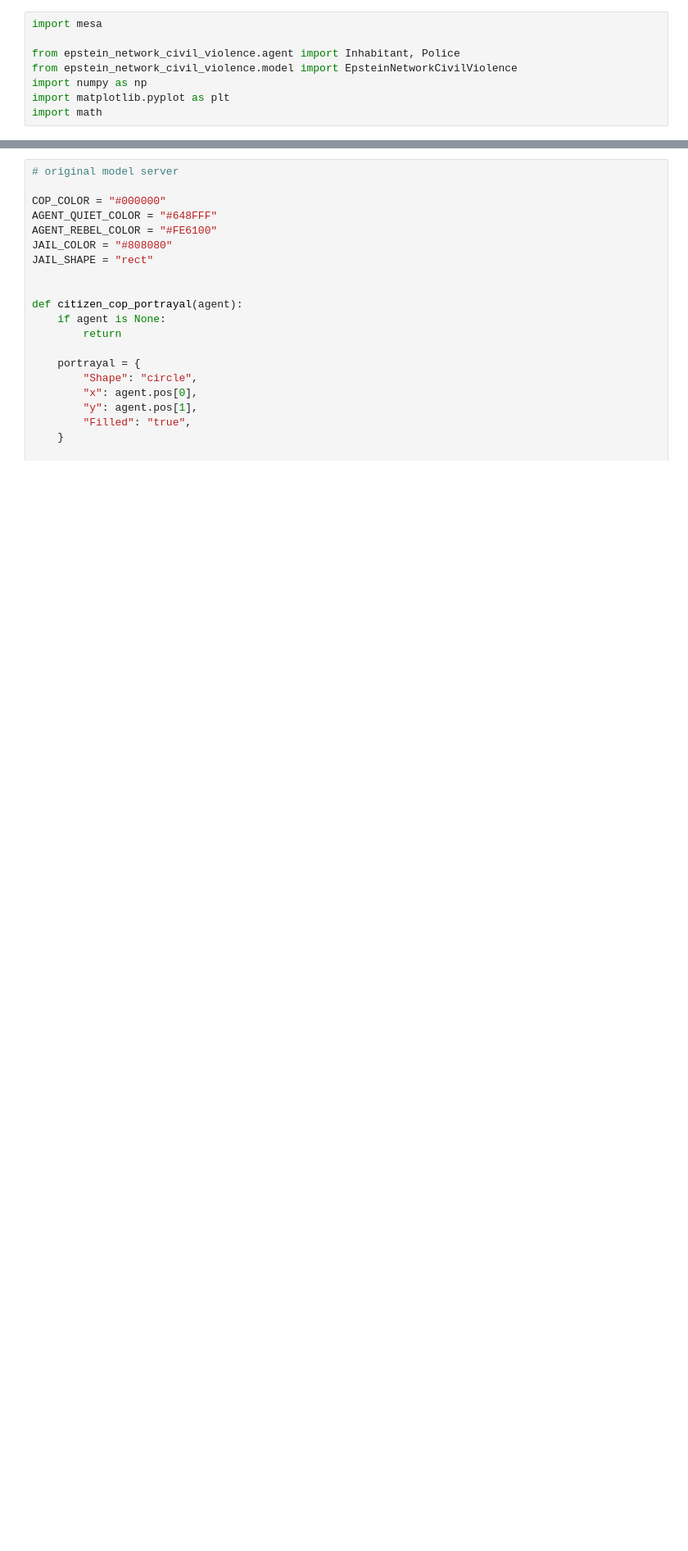
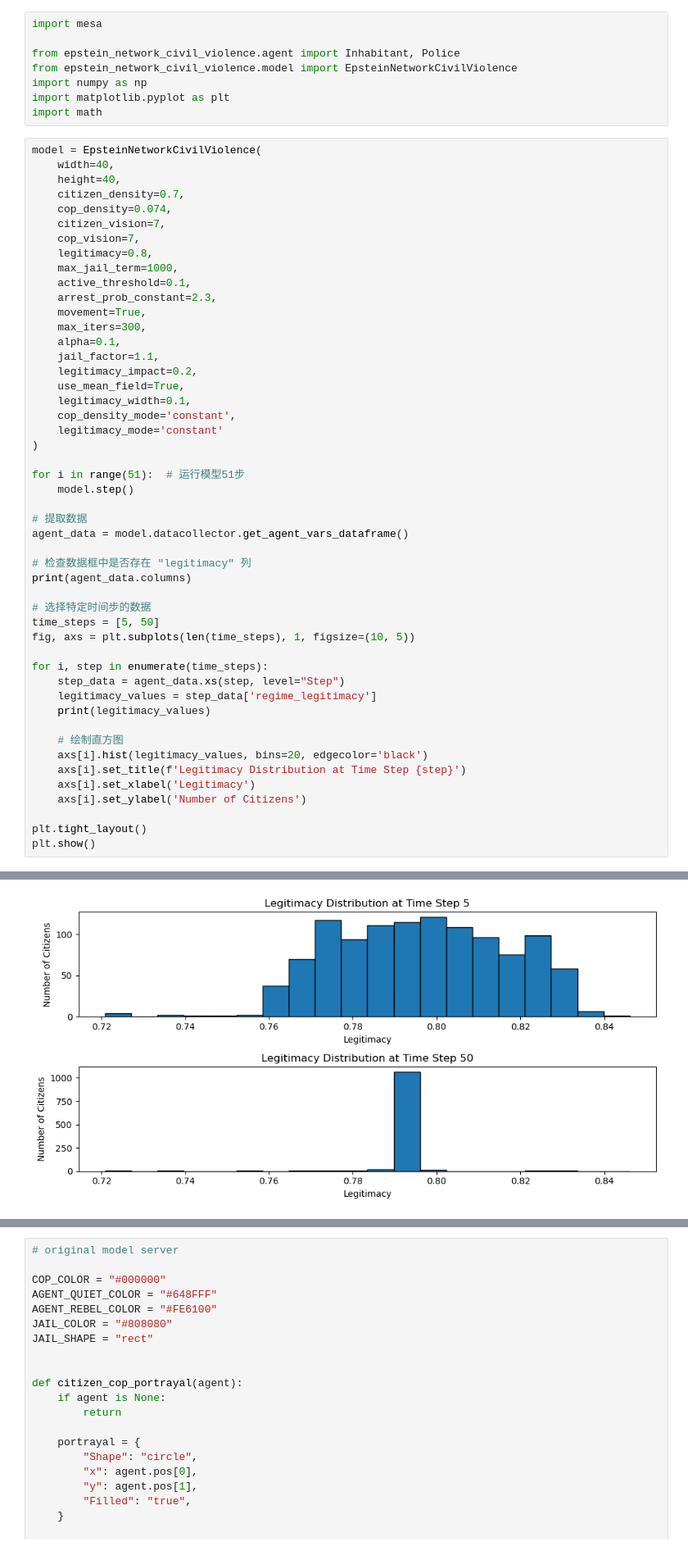
Before and after one commit to yehuihe/epstein_network_civil_violence, a Jupyter notebook: plot(final version).ipynb, the cells around one changed output, grey strips where cells are left out. Shown at 82% size. Drawn from its saved outputs; the diff is of its cells as text; blank space fills up the shorter version.

Commit message:
collect the distribution of legitimacy

```diff
--- a/plot(final version).ipynb
+++ b/plot(final version).ipynb
@@ -6,3 +6,53 @@ from epstein_network_civil_violence.model import EpsteinNetworkCivilViolence
 import numpy as np
 import matplotlib.pyplot as plt
 import math
+# %%
+model = EpsteinNetworkCivilViolence(
+    width=40,
+    height=40,
+    citizen_density=0.7,
+    cop_density=0.074,
+    citizen_vision=7,
+    cop_vision=7,
+    legitimacy=0.8,
+    max_jail_term=1000,
+    active_threshold=0.1,
+    arrest_prob_constant=2.3,
+    movement=True,
+    max_iters=300,
+    alpha=0.1,
+    jail_factor=1.1,
+    legitimacy_impact=0.2,
+    use_mean_field=True,
+    legitimacy_width=0.1,
+    cop_density_mode='constant',
+    legitimacy_mode='constant'
+)
+
+for i in range(51):  # 运行模型51步
+    model.step()
+
+# 提取数据
+agent_data = model.datacollector.get_agent_vars_dataframe()
+
+# 检查数据框中是否存在 "legitimacy" 列
+print(agent_data.columns)
+
+# 选择特定时间步的数据
+time_steps = [5, 50]
+fig, axs = plt.subplots(len(time_steps), 1, figsize=(10, 5))
+
+for i, step in enumerate(time_steps):
+    step_data = agent_data.xs(step, level="Step")
+    legitimacy_values = step_data['regime_legitimacy']
+    print(legitimacy_values)
+
+    # 绘制直方图
+    axs[i].hist(legitimacy_values, bins=20, edgecolor='black')
+    axs[i].set_title(f'Legitimacy Distribution at Time Step {step}')
+    axs[i].set_xlabel('Legitimacy')
+    axs[i].set_ylabel('Number of Citizens')
+
+plt.tight_layout()
+plt.show()
+# %% [output]
@@ -9,3 +76,4 @@ import math
+[figure, added]
 # %%
 
 COP_COLOR = "#000000"
```
Also changed, not shown: parts of 2 cells of this notebook, 1 other file.
